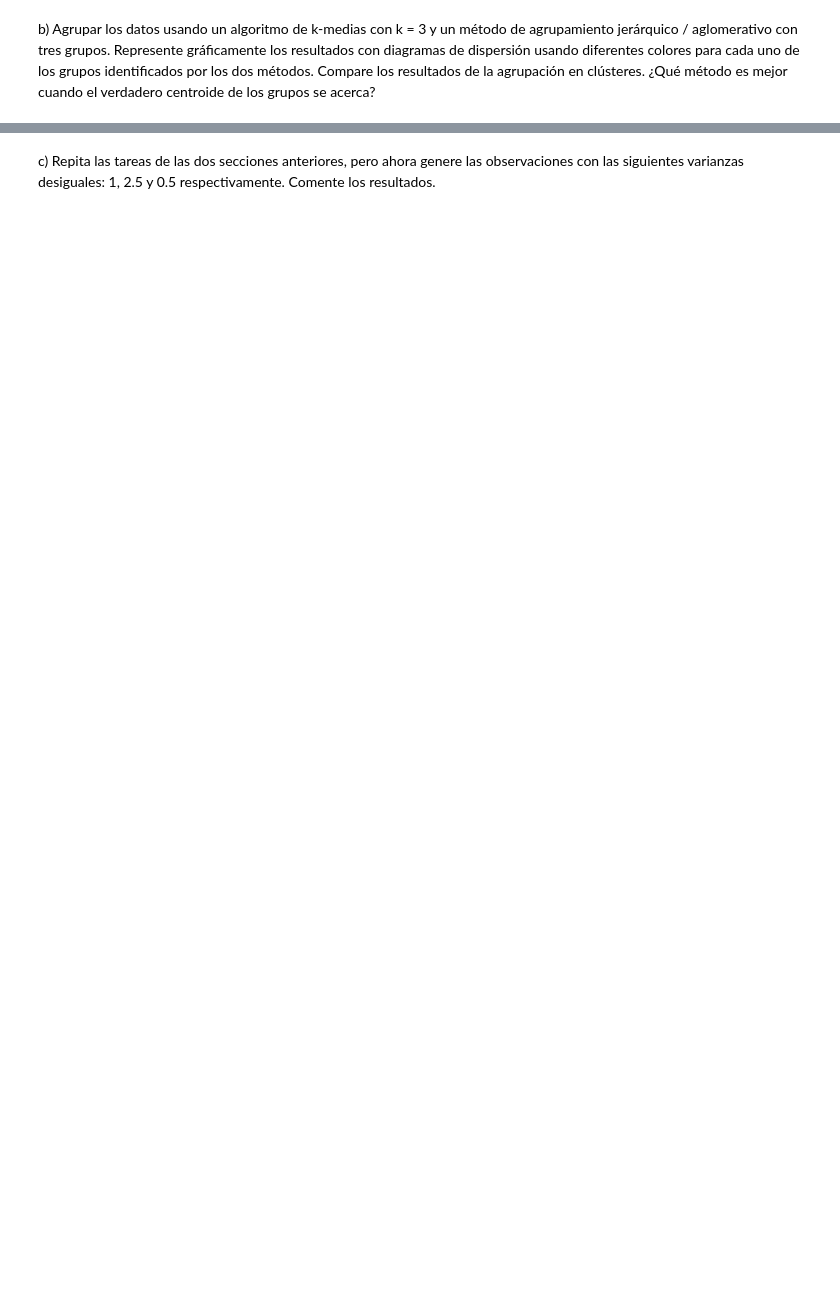
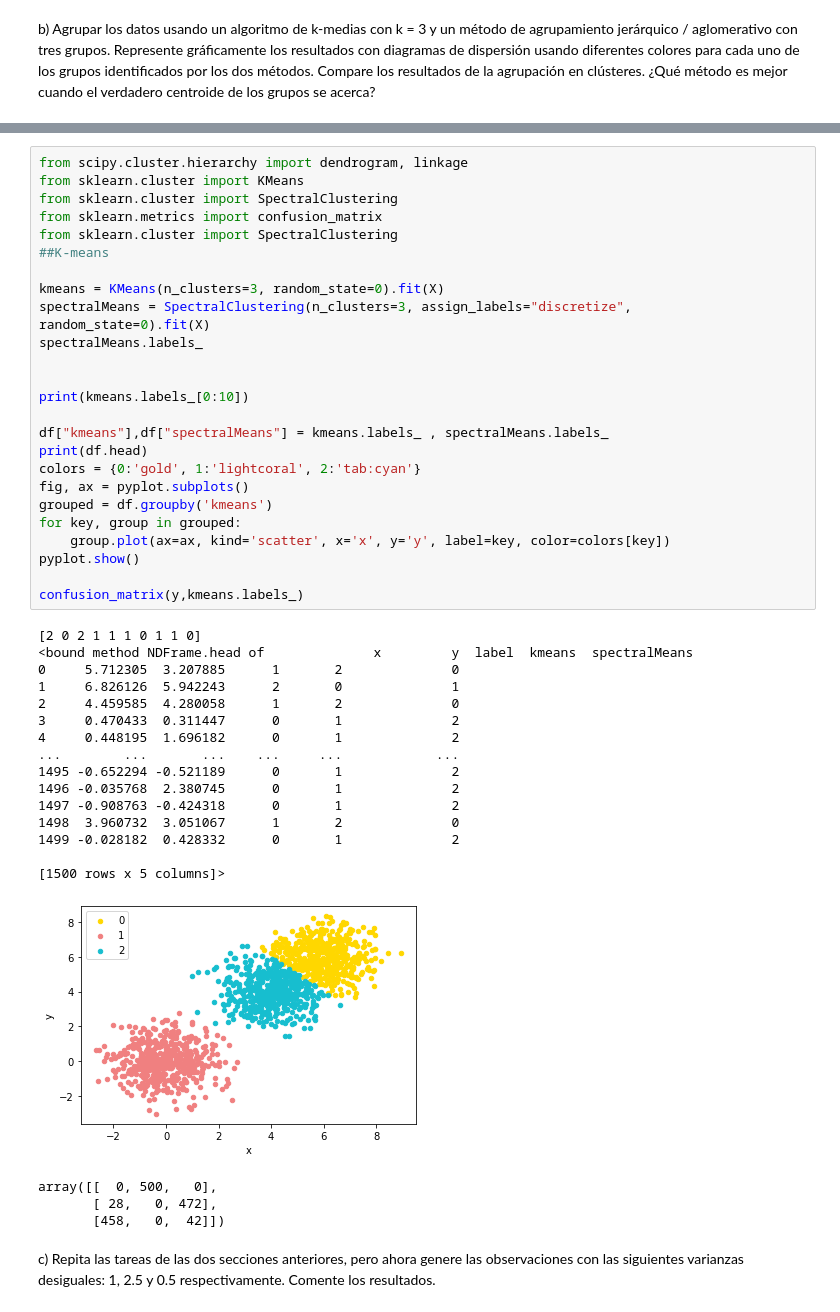
Before and after one commit to moisesortega93/MCME-AI, a Jupyter notebook: Recommenders_and_clustering_ESP.ipynb, the cells around one changed output, grey strips where cells are left out. Drawn from its saved outputs; the diff is of its cells as text; blank space fills up the shorter version.

```diff
--- a/Recommenders_and_clustering_ESP.ipynb
+++ b/Recommenders_and_clustering_ESP.ipynb
@@ -382,2 +373,47 @@ array([2, 0, 2, ..., 1, 2, 1], dtype=int32)
+# %%
+from scipy.cluster.hierarchy import dendrogram, linkage
+from sklearn.cluster import KMeans
+from sklearn.cluster import SpectralClustering
+from sklearn.metrics import confusion_matrix
+from sklearn.cluster import SpectralClustering
+##K-means
+
+kmeans = KMeans(n_clusters=3, random_state=0).fit(X)
+spectralMeans = SpectralClustering(n_clusters=3, assign_labels="discretize", random_state=0).fit(X)
+spectralMeans.labels_
+
+
+print(kmeans.labels_[0:10])
+
+df["kmeans"],df["spectralMeans"] = kmeans.labels_ , spectralMeans.labels_
+print(df.head)
+colors = {0:'gold', 1:'lightcoral', 2:'tab:cyan'}
+fig, ax = pyplot.subplots()
+grouped = df.groupby('kmeans')
+for key, group in grouped:
+    group.plot(ax=ax, kind='scatter', x='x', y='y', label=key, color=colors[key])
+pyplot.show()
+
+confusion_matrix(y,kmeans.labels_)
+# %% [output]
+[2 0 2 1 1 1 0 1 1 0]
+<bound method NDFrame.head of              x         y  label  kmeans  spectralMeans
+0     5.712305  3.207885      1       2              0
+1     6.826126  5.942243      2       0              1
+2     4.459585  4.280058      1       2              0
+3     0.470433  0.311447      0       1              2
+4     0.448195  1.696182      0       1              2
+...        ...       ...    ...     ...            ...
+1495 -0.652294 -0.521189      0       1              2
+1496 -0.035768  2.380745      0       1              2
+1497 -0.908763 -0.424318      0       1              2
+1498  3.960732  3.051067      1       2              0
+1499 -0.028182  0.428332      0       1              2
+
+[1500 rows x 5 columns]>
+[figure, added]
+array([[  0, 500,   0],
+       [ 28,   0, 472],
+       [458,   0,  42]])
 # %% [markdown]
 c) Repita las tareas de las dos secciones anteriores, pero ahora genere las observaciones con las siguientes varianzas desiguales: 1, 2.5 y 0.5 respectivamente. Comente los resultados.
```
Also changed, not shown: parts of 4 cells of this notebook.
